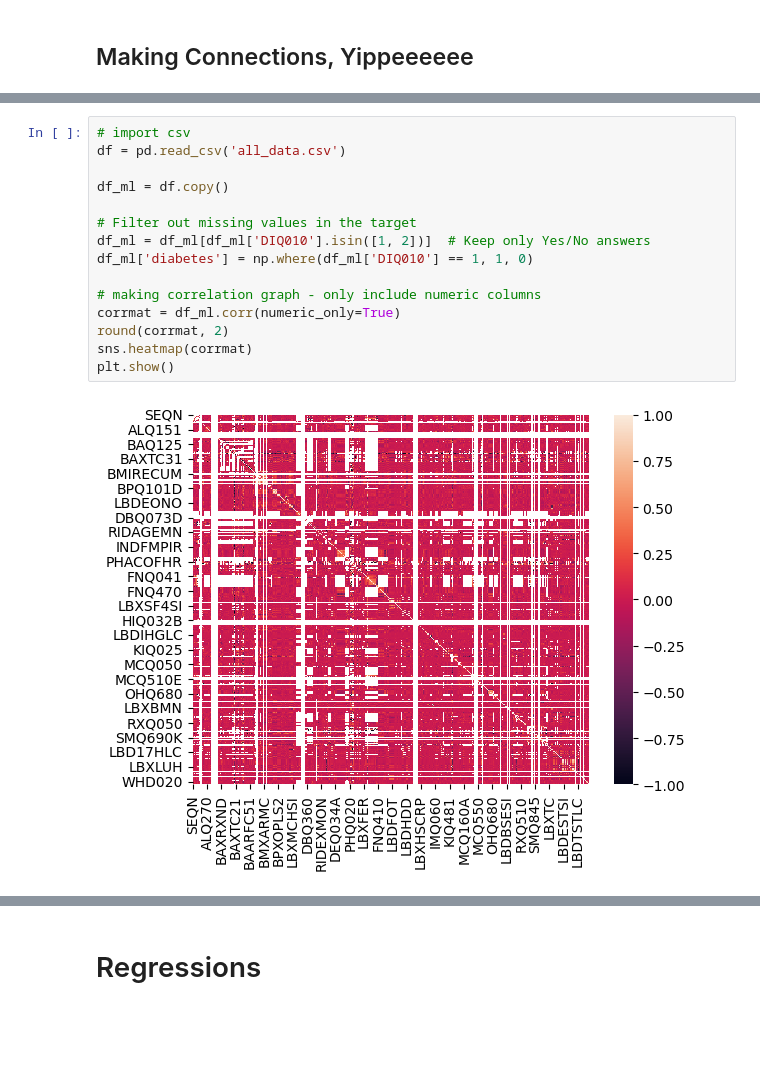
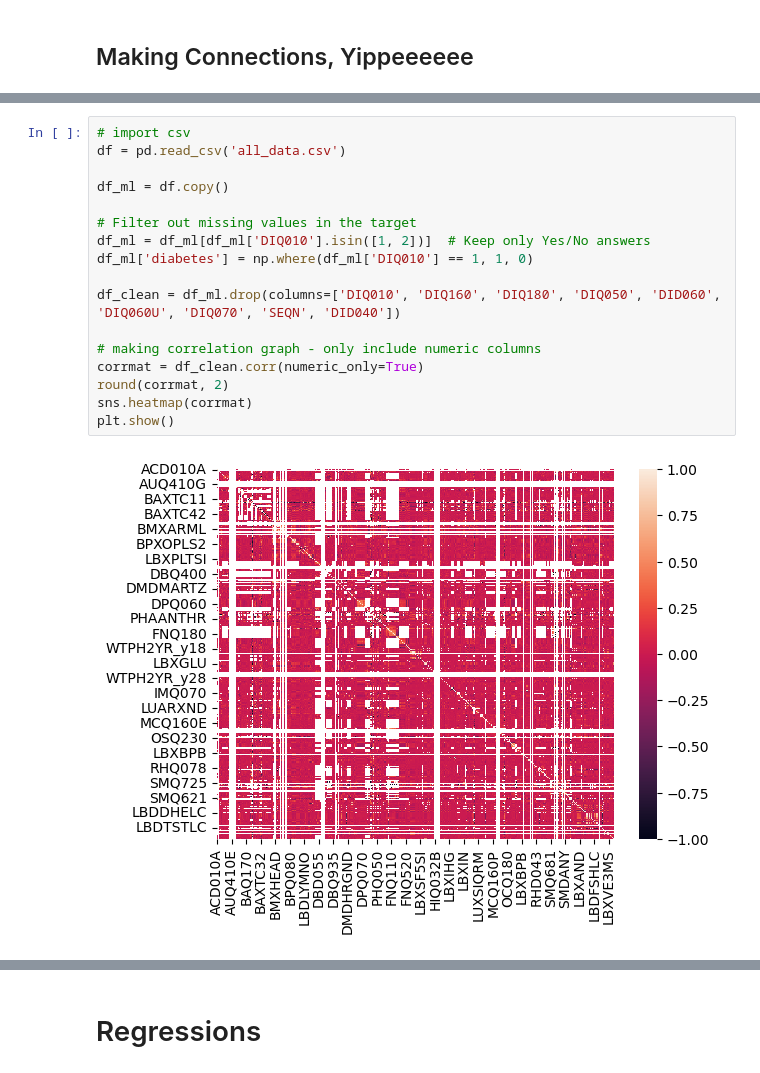
Before and after one commit to PiSaucer/CS426-Project, a Jupyter notebook: diabetes.ipynb, the cells around one changed output, grey strips where cells are left out. Saved outputs shown, nothing was run; the diff lists cells and outputs as text; blank space fills up the shorter version.

```diff
--- a/diabetes.ipynb
+++ b/diabetes.ipynb
@@ -205,18 +205,20 @@ df.to_csv('all_data.csv', index=False)
 # %%
 # import csv
 df = pd.read_csv('all_data.csv')
 
 df_ml = df.copy()
 
 # Filter out missing values in the target
 df_ml = df_ml[df_ml['DIQ010'].isin([1, 2])]  # Keep only Yes/No answers
 df_ml['diabetes'] = np.where(df_ml['DIQ010'] == 1, 1, 0)
 
+df_clean = df_ml.drop(columns=['DIQ010', 'DIQ160', 'DIQ180', 'DIQ050', 'DID060', 'DIQ060U', 'DIQ070', 'SEQN', 'DID040'])
+
 # making correlation graph - only include numeric columns
-corrmat = df_ml.corr(numeric_only=True)
+corrmat = df_clean.corr(numeric_only=True)
 round(corrmat, 2)
 sns.heatmap(corrmat)
 plt.show()
 # %% [output]
-[figure, old version]
+[figure, new version]
 # %%
```
Also changed, not shown: parts of 23 cells of this notebook, 1 other file.
